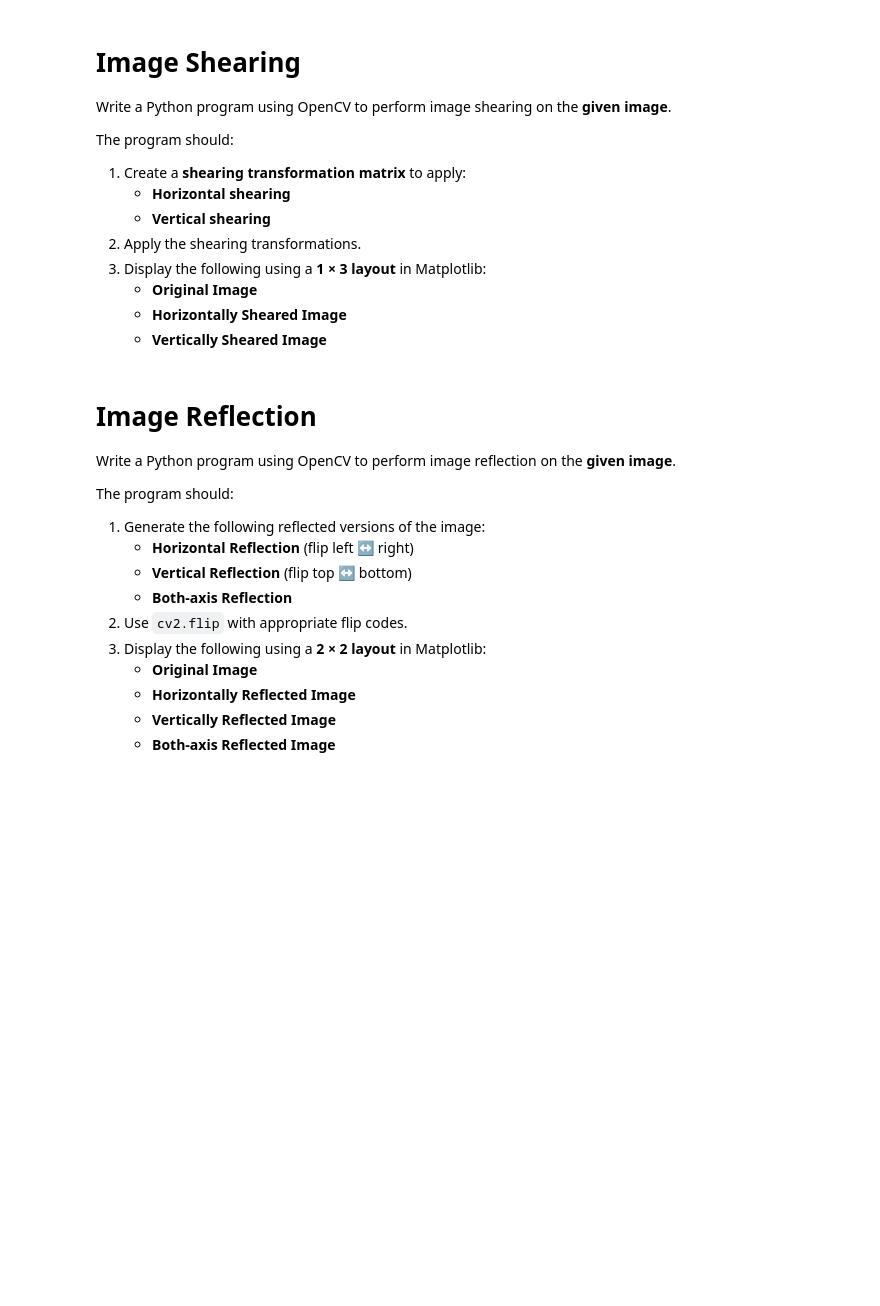
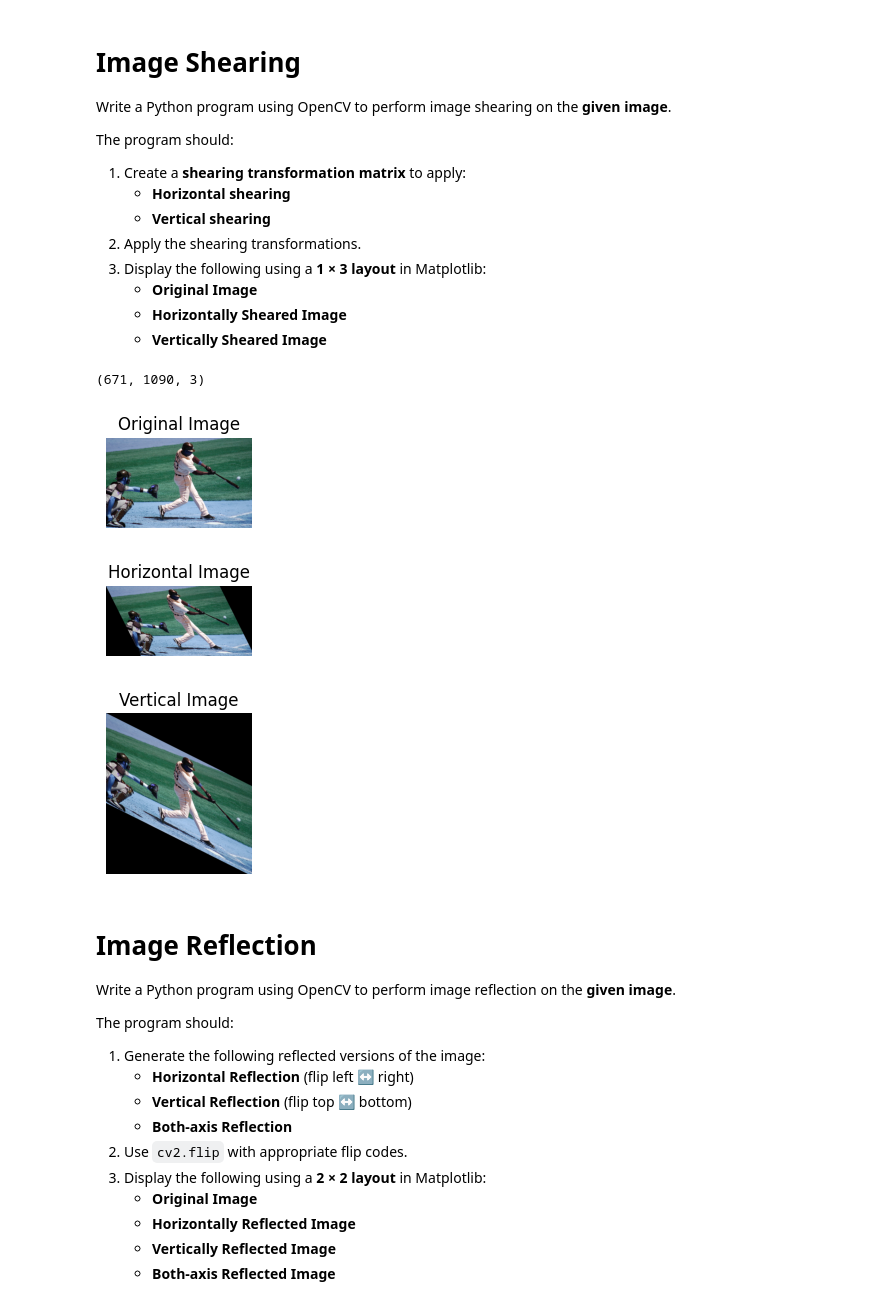
Before and after one commit to rajamanikandanravikumar/Geometric-Transformation-Using-OpenCv, a Jupyter notebook: Image Translation.ipynb, the cells around one changed output. Cells and saved outputs as stored; diff of their text form; code cells hidden in the pictures; blank space fills up the shorter version.

```diff
--- a/Image Translation.ipynb
+++ b/Image Translation.ipynb
@@ -54,6 +80,47 @@ The program should:
    - **Original Image**
    - **Horizontally Sheared Image**
    - **Vertically Sheared Image**
+# %%
+height,width,dim = image.shape
+image.shape
+# %% [output]
+(671, 1090, 3)
+# %%
+M1 = np.float32([
+    [1, 0.5, 0],
+    [0, 1, 0]
+])
+
+h_image = cv2.warpAffine(image, M1, (1400, height))
+# %%
+M2 = np.float32([
+    [1, 0, 0],
+    [0.5, 1, 0]
+])
+
+v_image = cv2.warpAffine(image, M2, (width, 1200))
+# %%
+plt.subplot(1,3,1)
+plt.title("Original Image")
+plt.imshow(image)
+plt.axis('off')
+plt.show()
+
+plt.subplot(1,3,2)
+plt.title("Horizontal Image")
+plt.imshow(h_image)
+plt.axis('off')
+plt.show()
+
+plt.subplot(1,3,3)
+plt.title("Vertical Image")
+plt.imshow(v_image)
+plt.axis('off')
+plt.show()
+# %% [output]
+[figure, added]
+[figure, added]
+[figure, added]
 # %% [markdown]
 # **Image Reflection**
 
```
Also changed, not shown: parts of 16 cells of this notebook.
